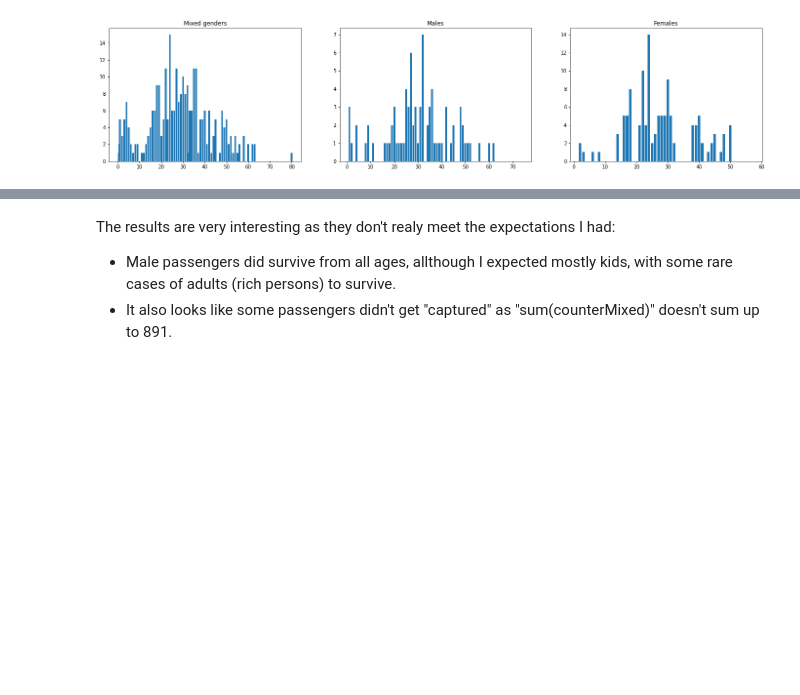
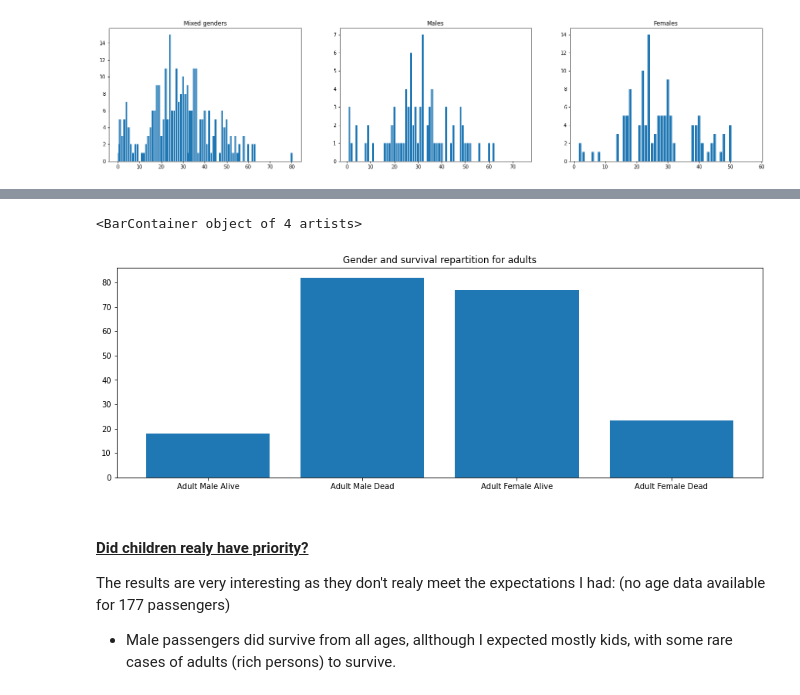
Before and after one commit to GeoffreyKarnbach/Titanic-Survival-Analysis, a Jupyter notebook: analyse.ipynb, the cells around one changed output, grey strips where cells are left out. Cells and saved outputs as stored; diff of their text form; code cells hidden in the pictures; blank space fills up the shorter version.

```diff
--- a/analyse.ipynb
+++ b/analyse.ipynb
@@ -281,0 +377,11 @@ Text(0.5, 1.0, 'Females')
+# %%
+adultsMaleAlive = adultsAlive[adultsAlive.Sex == "male"]
+adultsMaleDead = adultsDead[adultsDead.Sex == "male"]
+adultsMale = adults[adults.Sex == "male"]
+
+adultsFemaleAlive = adultsAlive[adultsAlive.Sex == "female"]
+adultsFemaleDead = adultsDead[adultsDead.Sex == "female"]
+adultsFemale = adults[adults.Sex == "female"]
+
+print(f"Male adults alive: {adultsMaleAlive.shape[0]}\nMale adults dead: {adultsMaleDead.shape[0]}\nFemale adults alive: {adultsFemaleAlive.shape[0]}\nFemale adults dead: {adultsFemaleDead.shape[0]}")
+print(f"\nMale total: {adultsMale.shape[0]}\nFemale total: {adultsFemale.shape[0]}")
@@ -282,5 +396,16 @@ Text(0.5, 1.0, 'Females')
+# %%
+values = [toPercent(adultsMaleAlive.shape[0]/adultsMale.shape[0]),toPercent(adultsMaleDead.shape[0]/adultsMale.shape[0]),toPercent(adultsFemaleAlive.shape[0]/adultsFemale.shape[0]),toPercent(adultsFemaleDead.shape[0]/adultsFemale.shape[0])]
+categories = ["Adult Male Alive","Adult Male Dead","Adult Female Alive","Adult Female Dead"]
+
+plt.figure(figsize=(15, 5))
+plt.title("Gender and survival repartition for adults")
+plt.bar(categories, values)
+# %% [output]
+<BarContainer object of 4 artists>
+[figure, added]
 # %% [markdown]
-The results are very interesting as they don't realy meet the expectations I had:
+#### <u>Did children realy have priority?</u>
+
+The results are very interesting as they don't realy meet the expectations I had: (no age data available for 177 passengers)
 
 - Male passengers did survive from all ages, allthough I expected mostly kids, with some rare cases of adults (rich persons) to survive.
-- It also looks like some passengers didn't get "captured" as "sum(counterMixed)" doesn't sum up to 891.
```
Also changed, not shown: parts of 14 cells of this notebook.
